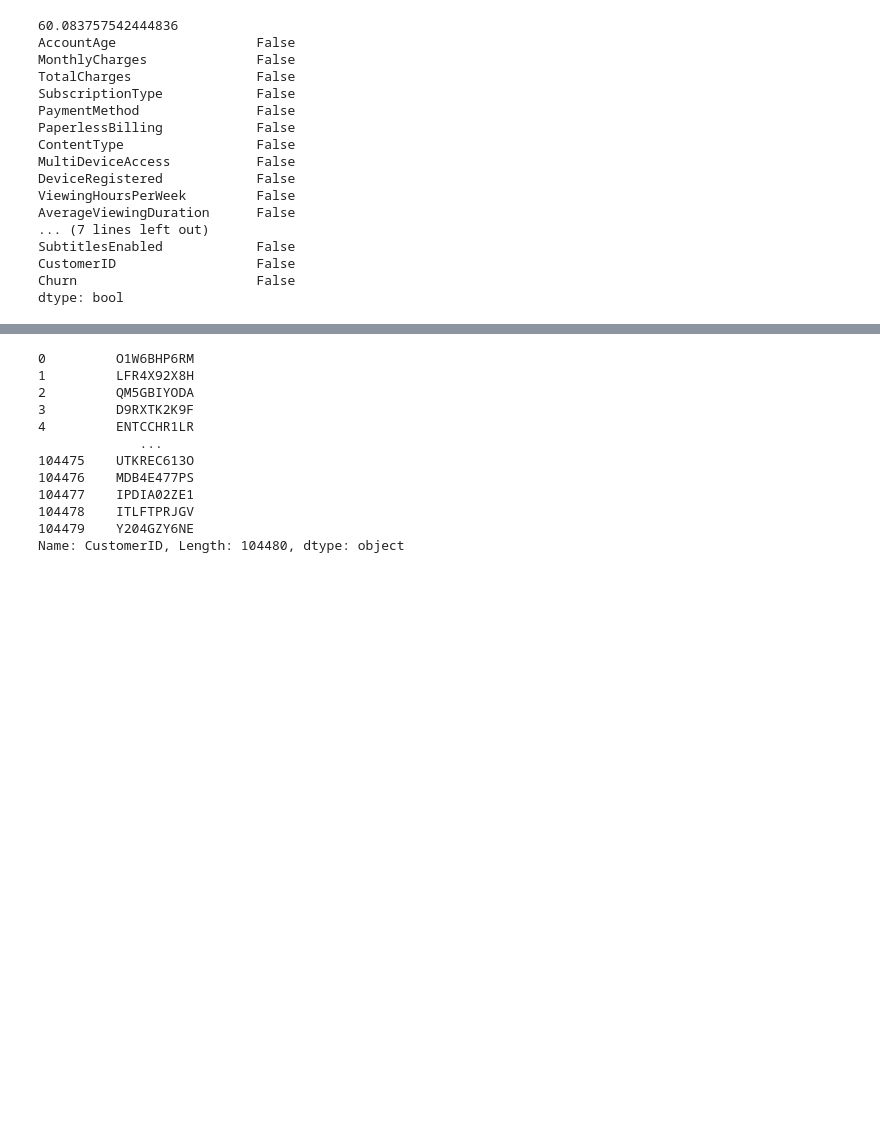
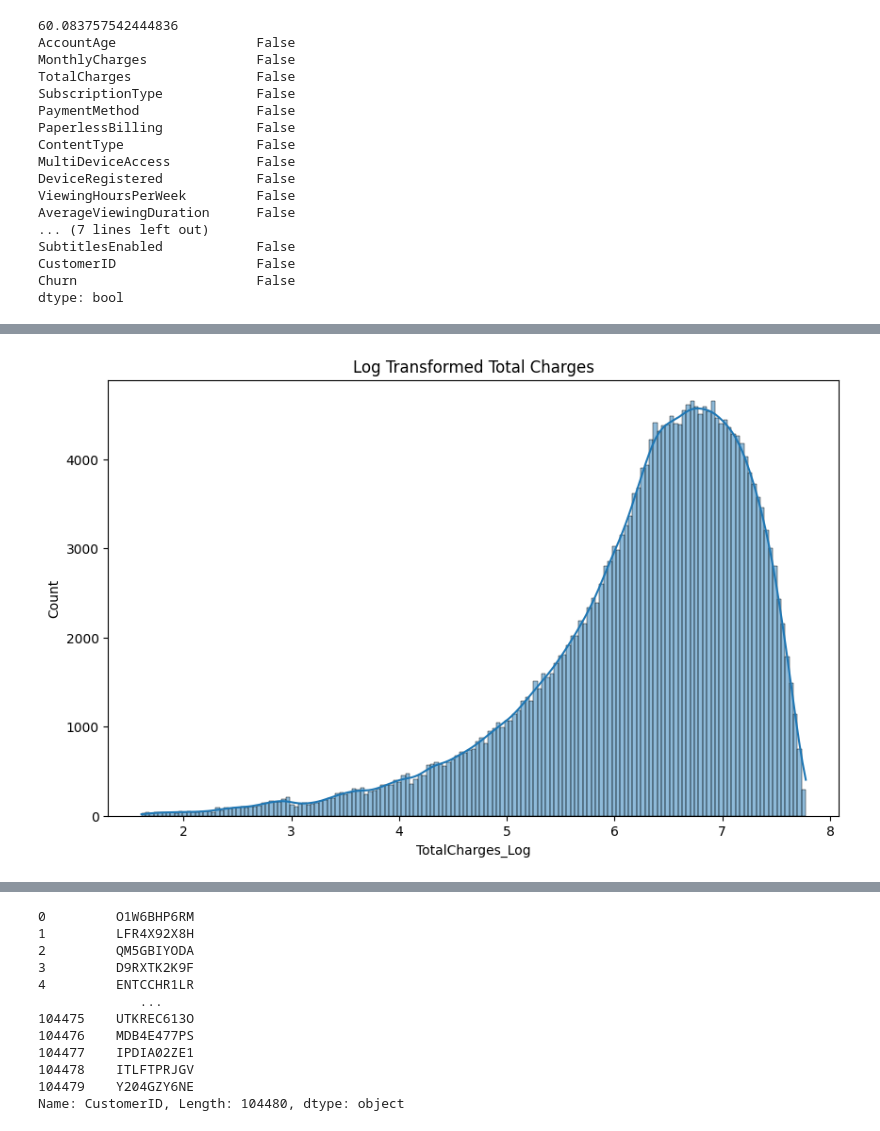
Before and after one commit to wiss0212/Video_streaming_churn, a Jupyter notebook: Project_video_streaming.ipynb, the cells around one changed output, grey strips where cells are left out. Drawn from its saved outputs; the diff is of its cells as text; code cells hidden in the pictures; blank space fills up the shorter version.

```diff
--- a/Project_video_streaming.ipynb
+++ b/Project_video_streaming.ipynb
@@ -130,0 +149,16 @@ for column in train_df.columns:
+# %%
+# Replace zeros with a small positive value if 'TotalCharges' contains zeros, since log(0) is undefined
+train_df['TotalCharges'] = train_df['TotalCharges'].replace(0, np.finfo(float).eps)
+
+# Apply the log transformation
+train_df['TotalCharges_Log'] = np.log(train_df['TotalCharges'])
+
+#plot
+plt.figure(figsize=(10, 6))
+sns.histplot(train_df['TotalCharges_Log'], kde=True)
+plt.title('Log Transformed Total Charges')
+plt.xlabel('TotalCharges_Log')
+plt.ylabel('Count')
+plt.show()
+# %% [output]
+[figure, added]
```
Also changed, not shown: parts of 48 cells of this notebook.
